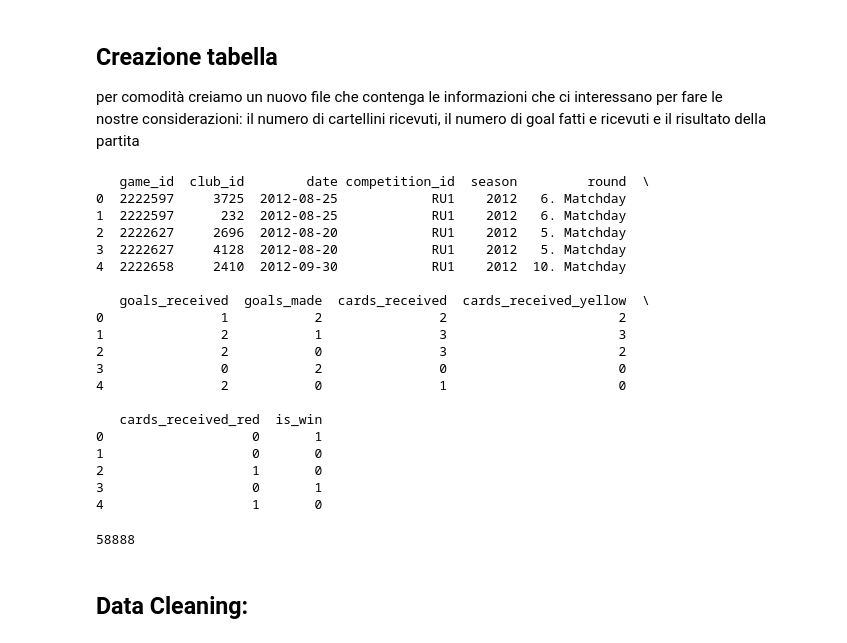
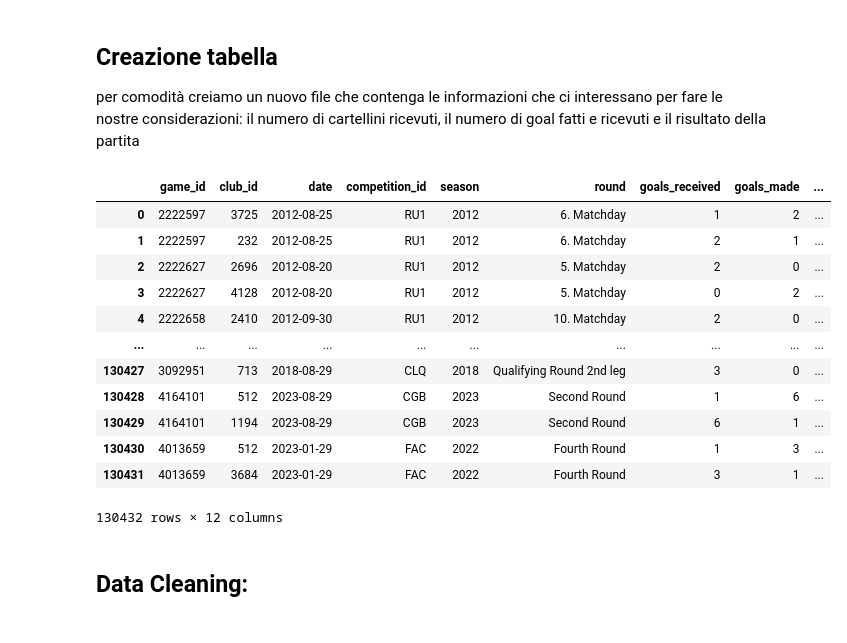
Before and after one commit to IUM-TWEB/Footbrawl, a Jupyter notebook: DataAnalytics/CardImpact.ipynb, the cells around one changed output. Cells and saved outputs as stored; diff of their text form; code cells hidden in the pictures.

```diff
--- a/DataAnalytics/CardImpact.ipynb
+++ b/DataAnalytics/CardImpact.ipynb
@@ -106,37 +118,25 @@ for index, row in games.iterrows():
 # Convertiamo la struttura in un dataframe di panda e salviamolo in un nuovo csv
 transformed_games_df = pd.DataFrame(transformed_games)
 
-# Verifica del dataframe per assicurarsi che le colonne siano presenti e corrette
-print(transformed_games_df.head())
-
 # Salviamo il DataFrame nel CSV
-transformed_games_df.to_csv('./data/transformed_games2.csv', index=False)
+transformed_games_df.to_csv('./data/transformed_games.csv', index=False)
-# %% [output]
-   game_id  club_id        date competition_id  season         round  \
-0  2222597     3725  2012-08-25            RU1    2012   6. Matchday
-1  2222597      232  2012-08-25            RU1    2012   6. Matchday
-2  2222627     2696  2012-08-20            RU1    2012   5. Matchday
-3  2222627     4128  2012-08-20            RU1    2012   5. Matchday
-4  2222658     2410  2012-09-30            RU1    2012  10. Matchday
-
-   goals_received  goals_made  cards_received  cards_received_yellow  \
-0               1           2               2                      2
-1               2           1               3                      3
-2               2           0               3                      2
-3               0           2               0                      0
-4               2           0               1                      0
-
-   cards_received_red  is_win
-0                   0       1
-1                   0       0
-2                   1       0
-3                   0       1
-4                   1       0
 # %%
 games_df = pd.read_csv('data/transformed_games2.csv')
-games_df['cards_received_yellow'].sum()
+games_df
 # %% [output]
+|  | game_id | club_id | date | competition_id | season | round | goals_received | goals_made | ... |
+| 0 | 2222597 | 3725 | 2012-08-25 | RU1 | 2012 | 6. Matchday | 1 | 2 | ... |
+| 1 | 2222597 | 232 | 2012-08-25 | RU1 | 2012 | 6. Matchday | 2 | 1 | ... |
+| 2 | 2222627 | 2696 | 2012-08-20 | RU1 | 2012 | 5. Matchday | 2 | 0 | ... |
+| 3 | 2222627 | 4128 | 2012-08-20 | RU1 | 2012 | 5. Matchday | 0 | 2 | ... |
+| 4 | 2222658 | 2410 | 2012-09-30 | RU1 | 2012 | 10. Matchday | 2 | 0 | ... |
+| ... | ... | ... | ... | ... | ... | ... | ... | ... | ... |
+| 130427 | 3092951 | 713 | 2018-08-29 | CLQ | 2018 | Qualifying Round 2nd leg | 3 | 0 | ... |
+| 130428 | 4164101 | 512 | 2023-08-29 | CGB | 2023 | Second Round | 1 | 6 | ... |
+| 130429 | 4164101 | 1194 | 2023-08-29 | CGB | 2023 | Second Round | 6 | 1 | ... |
+| 130430 | 4013659 | 512 | 2023-01-29 | FAC | 2022 | Fourth Round | 1 | 3 | ... |
+| 130431 | 4013659 | 3684 | 2023-01-29 | FAC | 2022 | Fourth Round | 3 | 1 | ... |
-58888
+130432 rows × 12 columns
 # %% [markdown]
 ## Data Cleaning:
 # %% [markdown]
```
Also changed, not shown: parts of 10 cells of this notebook.
